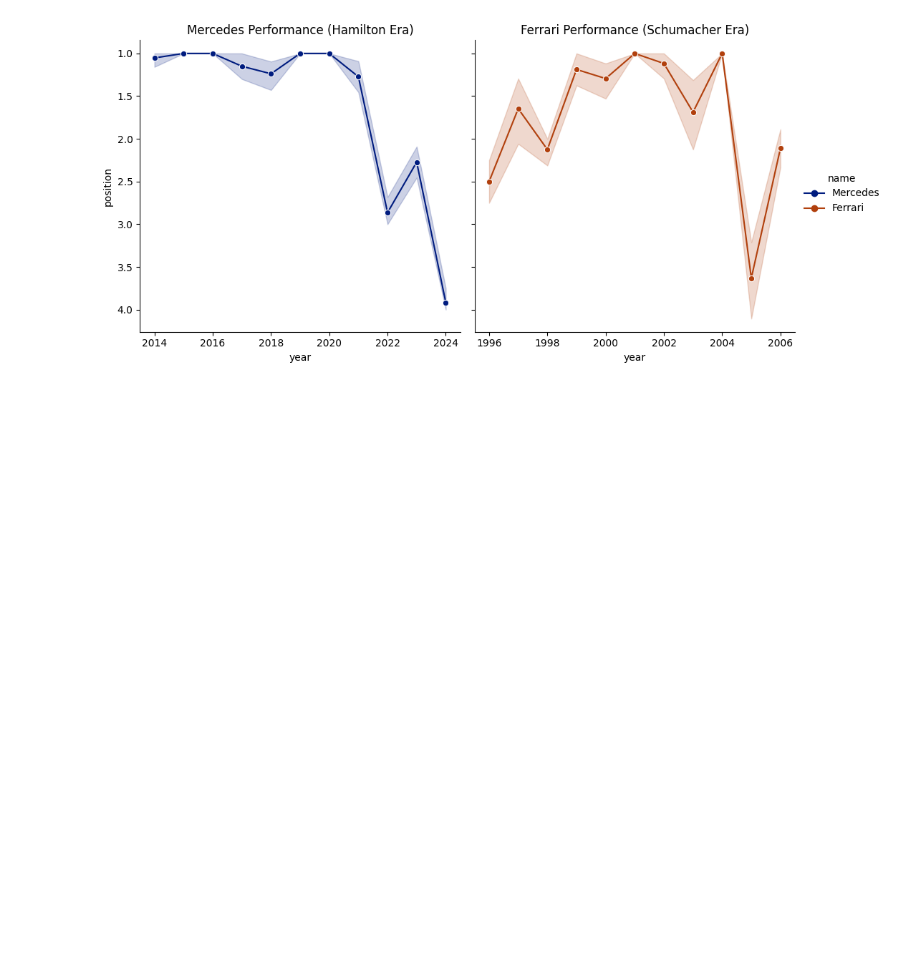
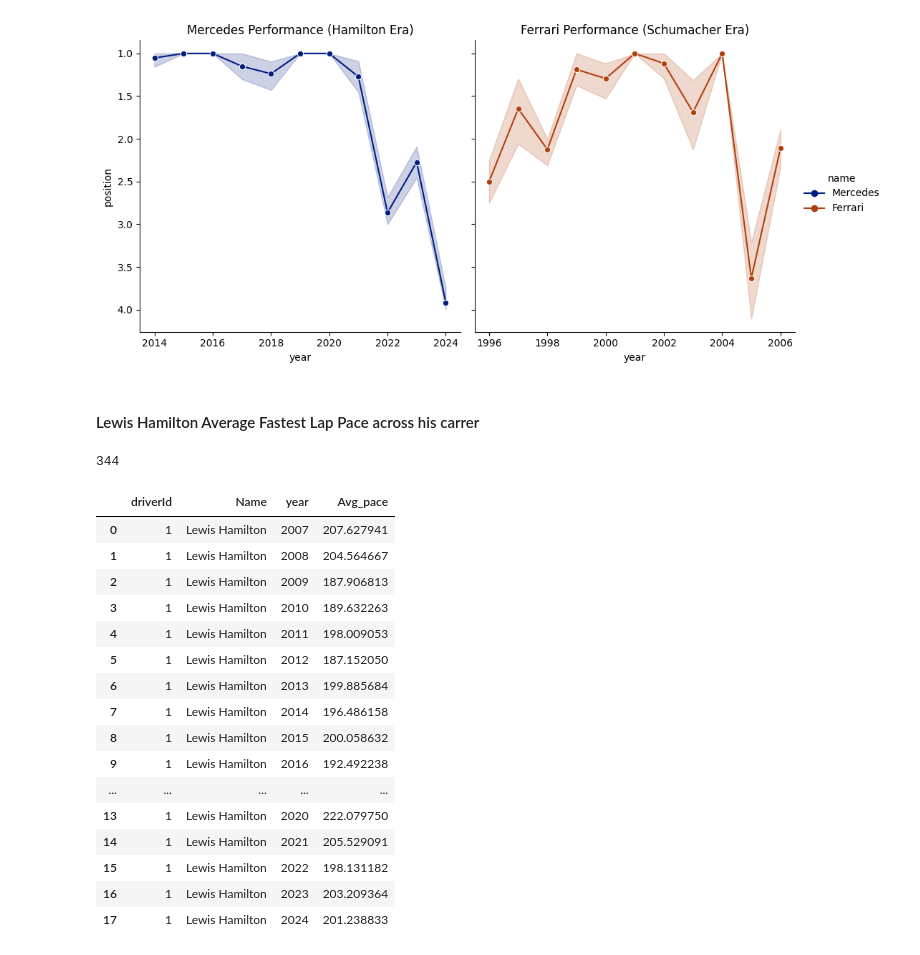
Before and after one commit to sagarverma29/F1-World-Championship-Analysis, a Jupyter notebook: Formula 1 EDA.ipynb, the cells around one changed output. Saved outputs shown, nothing was run; the diff lists cells and outputs as text; code cells hidden in the pictures; blank space fills up the shorter version.

```diff
--- a/Formula 1 EDA.ipynb
+++ b/Formula 1 EDA.ipynb
@@ -661,3 +662,38 @@ for ax,title in zip(g.axes.flatten(), titles):
     ax.set_title(title)
 # %% [output]
 [figure]
+# %% [markdown]
+#### Lewis Hamilton Average Fastest Lap Pace across his carrer
+# %%
+lewis_performance.to_sql('lewis_hamilton', engine, index= False, if_exists= 'replace')
+# %% [output]
+344
+# %%
+query ="""
+SELECT hs.driverId, hs.Name, hs.year, AVG(r.fastestLapSpeed) AS Avg_pace
+FROM lewis_hamilton AS hs
+JOIN results AS r
+ON hs.driverId = r.driverId
+AND hs.raceId = r.raceId
+GROUP BY hs.driverId, hs.Name, hs.year
+"""
+hamilton_avg_pace = pd.read_sql(query, engine)
+hamilton_avg_pace
+# %% [output]
+|  | driverId | Name | year | Avg_pace |
+| 0 | 1 | Lewis Hamilton | 2007 | 207.627941 |
+| 1 | 1 | Lewis Hamilton | 2008 | 204.564667 |
+| 2 | 1 | Lewis Hamilton | 2009 | 187.906813 |
+| 3 | 1 | Lewis Hamilton | 2010 | 189.632263 |
+| 4 | 1 | Lewis Hamilton | 2011 | 198.009053 |
+| 5 | 1 | Lewis Hamilton | 2012 | 187.152050 |
+| 6 | 1 | Lewis Hamilton | 2013 | 199.885684 |
+| 7 | 1 | Lewis Hamilton | 2014 | 196.486158 |
+| 8 | 1 | Lewis Hamilton | 2015 | 200.058632 |
+| 9 | 1 | Lewis Hamilton | 2016 | 192.492238 |
+| ... | ... | ... | ... | ... |
+| 13 | 1 | Lewis Hamilton | 2020 | 222.079750 |
+| 14 | 1 | Lewis Hamilton | 2021 | 205.529091 |
+| 15 | 1 | Lewis Hamilton | 2022 | 198.131182 |
+| 16 | 1 | Lewis Hamilton | 2023 | 203.209364 |
+| 17 | 1 | Lewis Hamilton | 2024 | 201.238833 |
```
Also changed, not shown: parts of 4 cells of this notebook.
